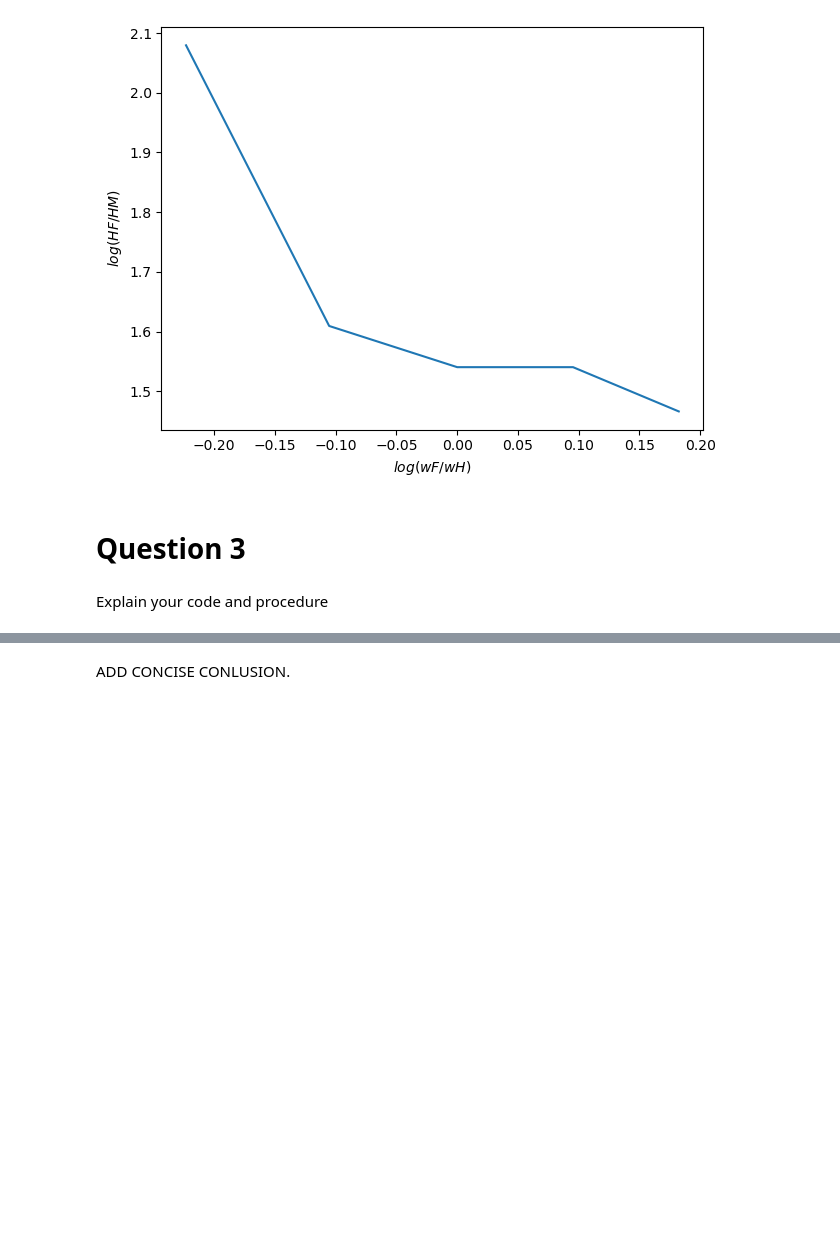
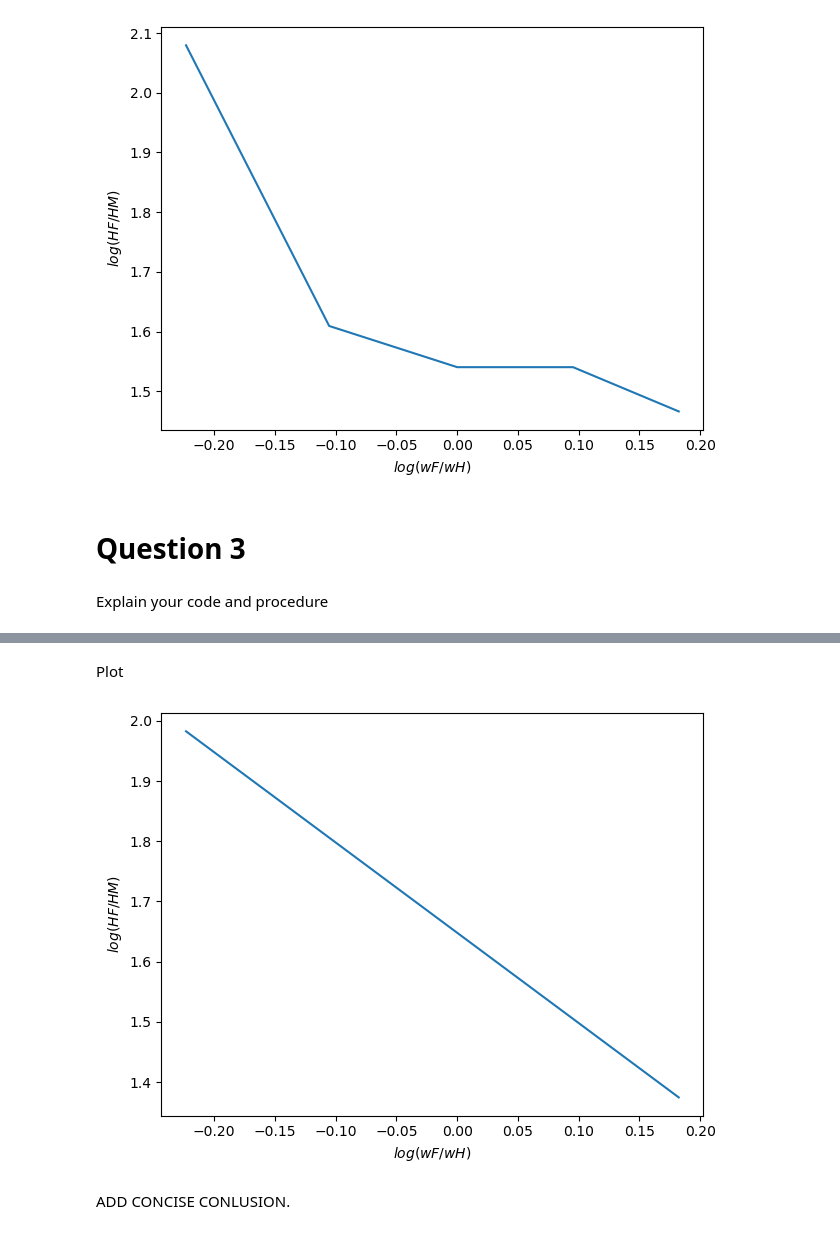
Before and after one commit to NumEconCopenhagen/projects-2023-jacob-per, a Jupyter notebook: inauguralproject/inauguralproject.ipynb, the cells around one changed output, grey strips where cells are left out. Drawn from its saved outputs; the diff is of its cells as text; code cells hidden in the pictures; blank space fills up the shorter version.

Commit message:
1st q3 solution

```diff
--- a/inauguralproject/inauguralproject.ipynb
+++ b/inauguralproject/inauguralproject.ipynb
@@ -122,0 +121,20 @@ print(solve())
+# %%
+# b. Defining the axis-values and empty H-ratio matrix for optimal solutions
+N = 5
+WF_vec = np.linspace(0.8,1.2,N)
+logw_ratio = np.zeros(N)
+logH_ratio = np.zeros(N)
+
+# # c. solve optimal allocation for different wF
+for i, wF in enumerate(np.linspace(0.8,1.2,N)):
+    model.par.wF = wF #set wF value
+
+    opt = model.solve() #Optimal allocation solution
+
+    HF = opt['HF']
+    HM = opt['HM']
+    logw_ratio[i] = np.log(wF/model.par.wM)
+    logH_ratio[i] = np.log(HF/HM)
+
+    print(logw_ratio)
+    print(logH_ratio)
@@ -123,2 +152,18 @@ print(solve())
+# %% [markdown]
+Plot
+# %%
+# a. plot
+fig = plt.figure()
+ax = fig.add_subplot(1,1,1)
+ax.plot(logw_ratio,logH_ratio)
+
+# b. labels
+ax.set_xlabel('$log(wF/wH)$')
+ax.set_ylabel('$log(HF/HM)$')
+
+# tight layout
+fig.tight_layout()
+# %% [output]
+[figure, added]
 # %% [markdown]
 ADD CONCISE CONLUSION.
```
Also changed, not shown: parts of 2 cells of this notebook, 1 other file.
